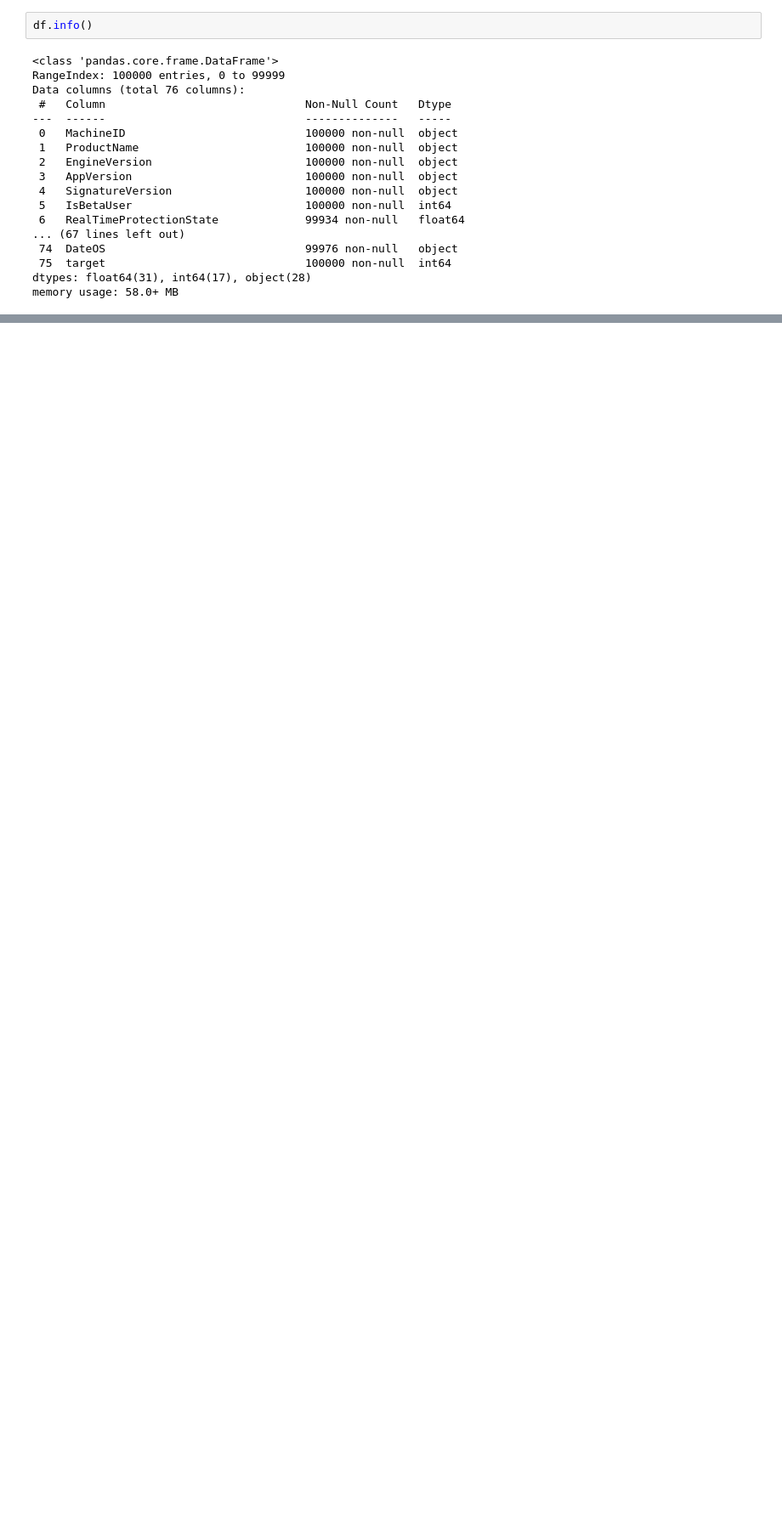
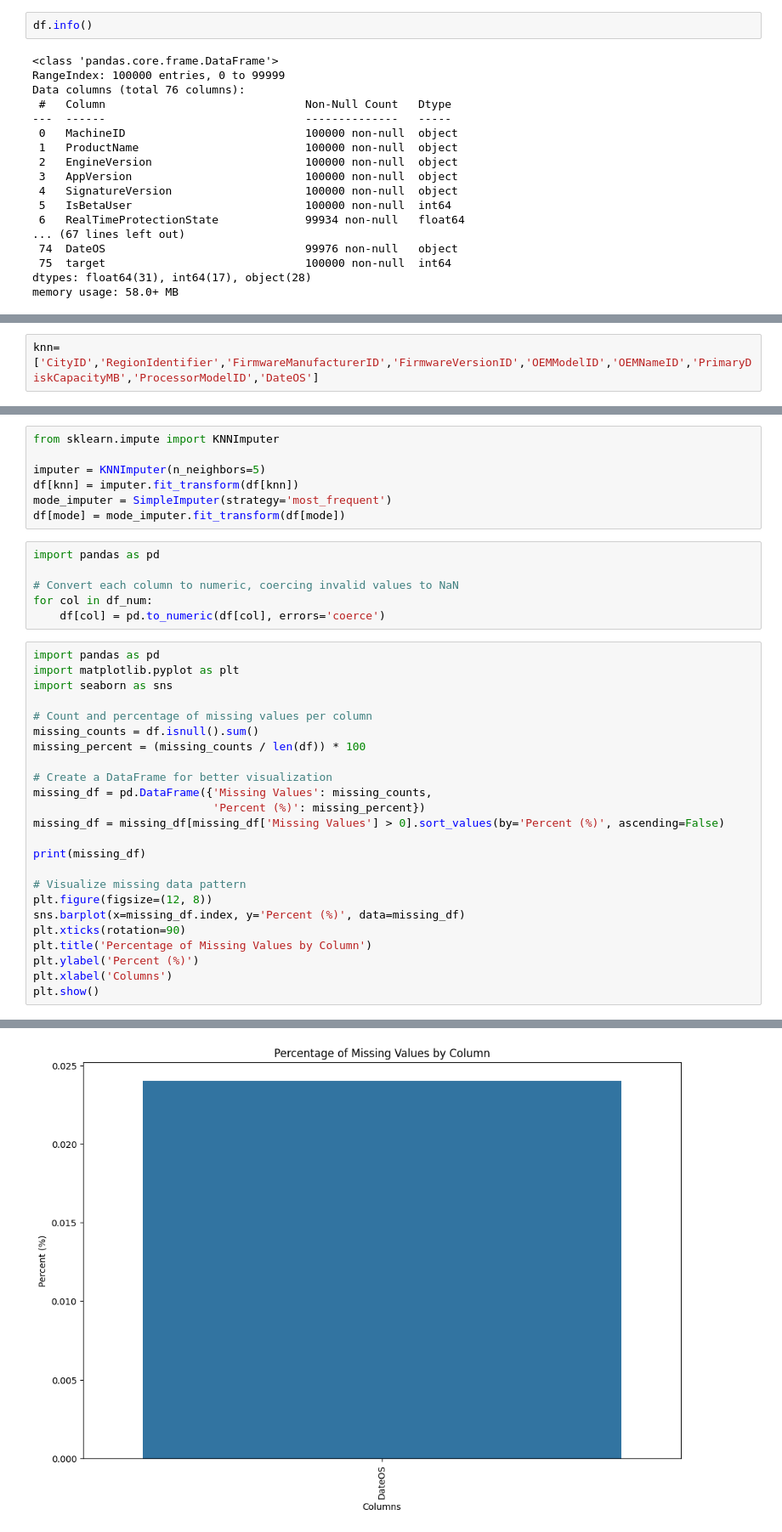
Before and after one commit to abhijha8287/mlp_project, a Jupyter notebook: final.ipynb, the cells around one changed output, grey strips where cells are left out. Shown at 85% size. Cells and saved outputs as stored; diff of their text form; blank space fills up the shorter version.

```diff
--- a/final.ipynb
+++ b/final.ipynb
@@ -152,0 +189,2 @@ plt.show()
+# %%
+knn=['CityID','RegionIdentifier','FirmwareManufacturerID','FirmwareVersionID','OEMModelID','OEMNameID','PrimaryDiskCapacityMB','ProcessorModelID','DateOS']
@@ -152,0 +247,38 @@ plt.show()
+# %%
+from sklearn.impute import KNNImputer
+
+imputer = KNNImputer(n_neighbors=5)
+df[knn] = imputer.fit_transform(df[knn])
+mode_imputer = SimpleImputer(strategy='most_frequent')
+df[mode] = mode_imputer.fit_transform(df[mode])
+# %%
+import pandas as pd
+
+# Convert each column to numeric, coercing invalid values to NaN
+for col in df_num:
+    df[col] = pd.to_numeric(df[col], errors='coerce')
+# %%
+import pandas as pd
+import matplotlib.pyplot as plt
+import seaborn as sns
+
+# Count and percentage of missing values per column
+missing_counts = df.isnull().sum()
+missing_percent = (missing_counts / len(df)) * 100
+
+# Create a DataFrame for better visualization
+missing_df = pd.DataFrame({'Missing Values': missing_counts,
+                           'Percent (%)': missing_percent})
+missing_df = missing_df[missing_df['Missing Values'] > 0].sort_values(by='Percent (%)', ascending=False)
+
+print(missing_df)
+
+# Visualize missing data pattern
+plt.figure(figsize=(12, 8))
+sns.barplot(x=missing_df.index, y='Percent (%)', data=missing_df)
+plt.xticks(rotation=90)
+plt.title('Percentage of Missing Values by Column')
+plt.ylabel('Percent (%)')
+plt.xlabel('Columns')
+plt.show()
+# %% [output]
@@ -152,0 +287 @@ plt.show()
+[figure, added]
```
Also changed, not shown: parts of 34 cells of this notebook, 2 other files.
